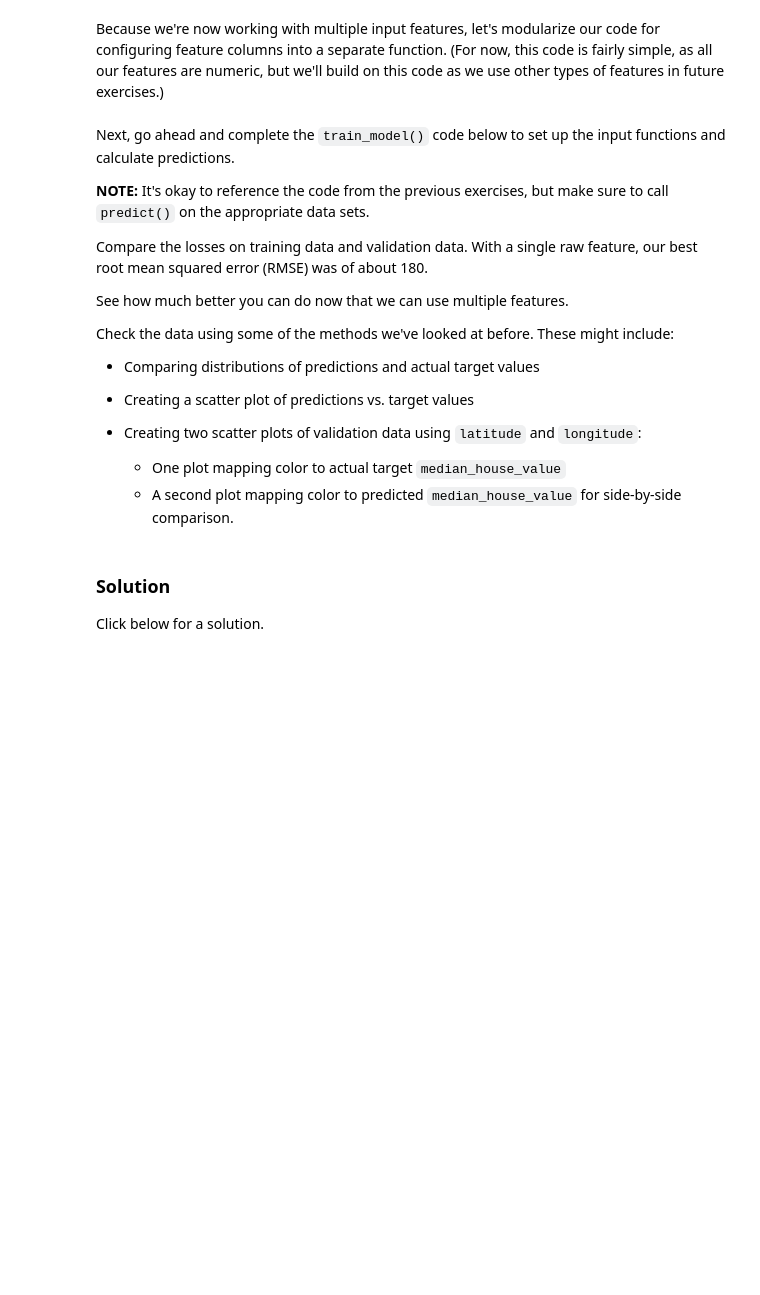
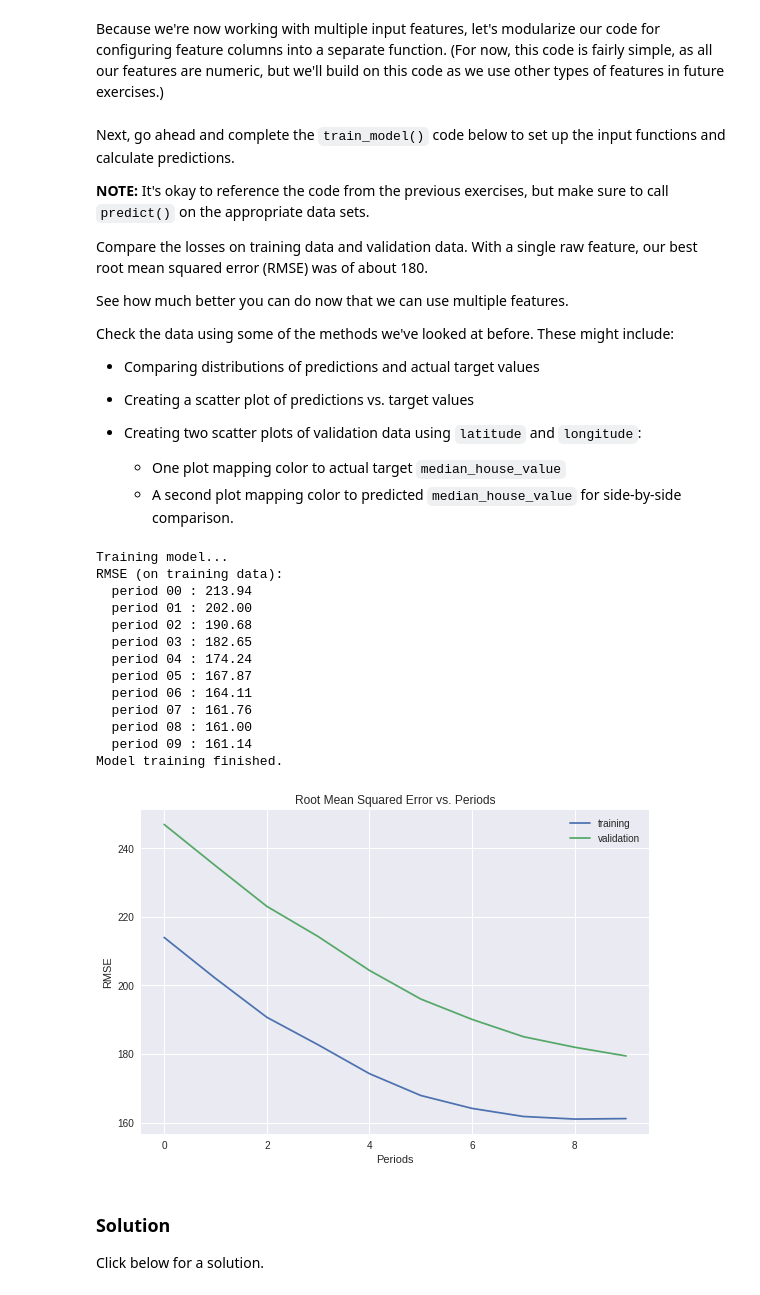
Before and after one commit to ArnabG99/Assignment-5, a Jupyter notebook: validation.ipynb, the cells around one changed output. Drawn from its saved outputs; the diff is of its cells as text; code cells hidden in the pictures; blank space fills up the shorter version.

```diff
--- a/validation.ipynb
+++ b/validation.ipynb
@@ -314,10 +356,20 @@ def train_model(
       optimizer=my_optimizer
   )
 
-  # 1. Create input functions.
-  training_input_fn = # YOUR CODE HERE
-  predict_training_input_fn = # YOUR CODE HERE
-  predict_validation_input_fn = # YOUR CODE HERE
+  # Create input functions.
+  training_input_fn = lambda: my_input_fn(
+      training_examples,
+      training_targets["median_house_value"],
+      batch_size=batch_size)
+  predict_training_input_fn = lambda: my_input_fn(
+      training_examples,
+      training_targets["median_house_value"],
+      num_epochs=1,
+      shuffle=False)
+  predict_validation_input_fn = lambda: my_input_fn(
+      validation_examples, validation_targets["median_house_value"],
+      num_epochs=1,
+      shuffle=False)
 
   # Train the model, but do so inside a loop so that we can periodically assess
   # loss metrics.
@@ -331,9 +383,13 @@ def train_model(
         input_fn=training_input_fn,
         steps=steps_per_period,
     )
-    # 2. Take a break and compute predictions.
-    training_predictions = # YOUR CODE HERE
-    validation_predictions = # YOUR CODE HERE
+    # Take a break and compute predictions.
+    training_predictions = linear_regressor.predict(input_fn=predict_training_input_fn)
+    training_predictions = np.array([item['predictions'][0] for item in training_predictions])
+
+    validation_predictions = linear_regressor.predict(input_fn=predict_validation_input_fn)
+    validation_predictions = np.array([item['predictions'][0] for item in validation_predictions])
+
 
     # Compute training and validation loss.
     training_root_mean_squared_error = math.sqrt(
@@ -360,13 +416,28 @@ def train_model(
 # %%
 linear_regressor = train_model(
     # TWEAK THESE VALUES TO SEE HOW MUCH YOU CAN IMPROVE THE RMSE
-    learning_rate=0.00001,
+    learning_rate=0.0001,
     steps=100,
     batch_size=1,
     training_examples=training_examples,
     training_targets=training_targets,
     validation_examples=validation_examples,
     validation_targets=validation_targets)
+# %% [output]
+Training model...
+RMSE (on training data):
+  period 00 : 213.94
+  period 01 : 202.00
+  period 02 : 190.68
+  period 03 : 182.65
+  period 04 : 174.24
+  period 05 : 167.87
+  period 06 : 164.11
+  period 07 : 161.76
+  period 08 : 161.00
+  period 09 : 161.14
+Model training finished.
+[figure, added]
 # %% [markdown]
 ### Solution
 
```
Also changed, not shown: parts of 10 cells of this notebook.
